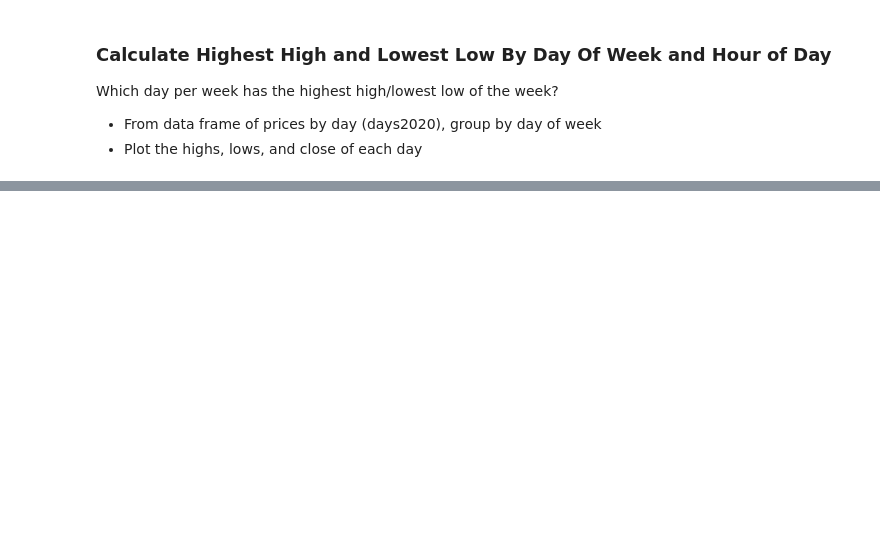
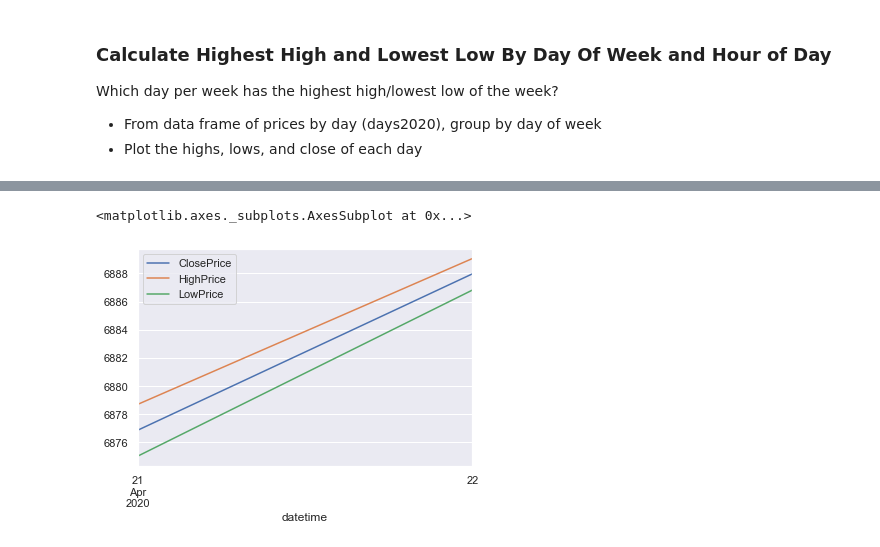
Before and after one commit to a-epstein/crypto-analysis, a Jupyter notebook: kraken_analysis.ipynb, the cells around one changed output, grey strips where cells are left out. Drawn from its saved outputs; the diff is of its cells as text; code cells hidden in the pictures; blank space fills up the shorter version.

```diff
--- a/kraken_analysis.ipynb
+++ b/kraken_analysis.ipynb
@@ -246,0 +237,20 @@ close_by_dayofweek_2020.plot(figsize=(7,4))
+# %%
+# Import kraken data with minutes as period
+min_num = '60'
+min_params = {'periods': min_num}
+resp = requests.get(kraken_data_url, min_params)
+
+data = resp.json()
+
+# Dataframe with minutes data
+min_df = pd.DataFrame(data['result'][min_num], columns=
+    ['CloseTime', 'OpenPrice', 'HighPrice', 'LowPrice', 'ClosePrice', 'Volume', 'NA'])
+
+# Clean the df
+min_df.drop(columns=['NA'], inplace=True)
+
+# Index datetime
+min_df['datetime'] = pd.to_datetime(min_df['CloseTime'], unit='s')
+min_df = min_df.set_index('datetime')
+
+min_df.head()
@@ -246,0 +265,7 @@ close_by_dayofweek_2020.plot(figsize=(7,4))
+# %%
+# Use resample method to extract data
+
+min_df[['ClosePrice','HighPrice','LowPrice']].resample('d').mean().plot()
+# %% [output]
+<matplotlib.axes._subplots.AxesSubplot at 0x...>
+[figure, added]
```
Also changed, not shown: parts of 17 cells of this notebook.
